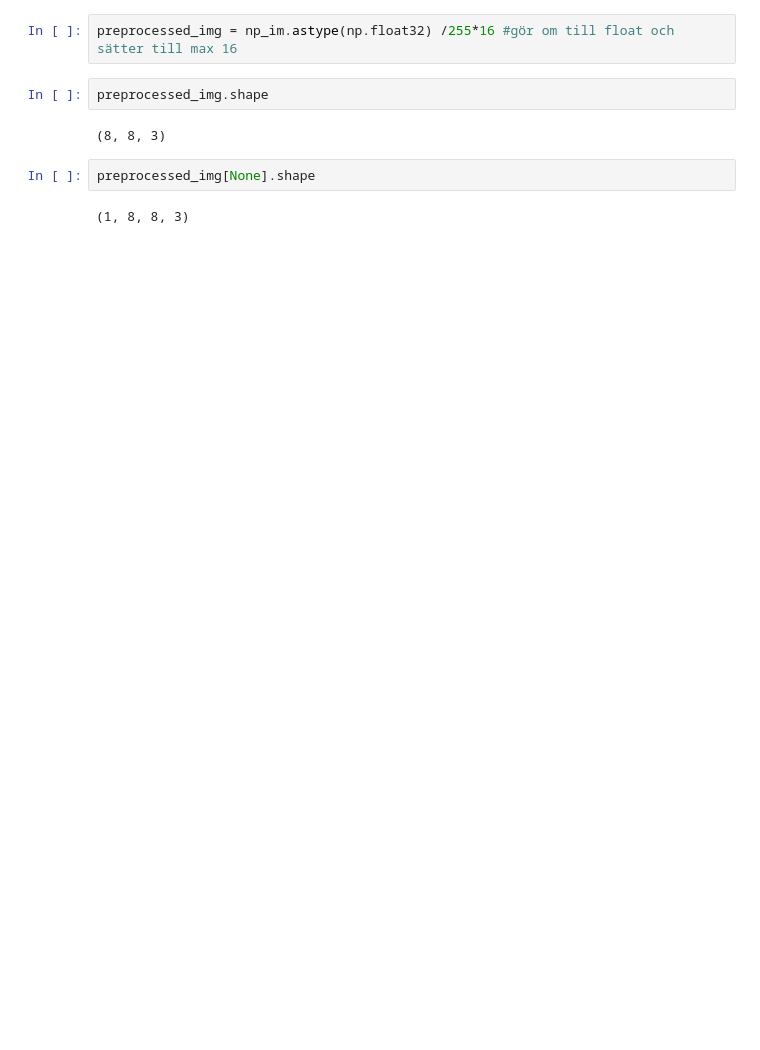
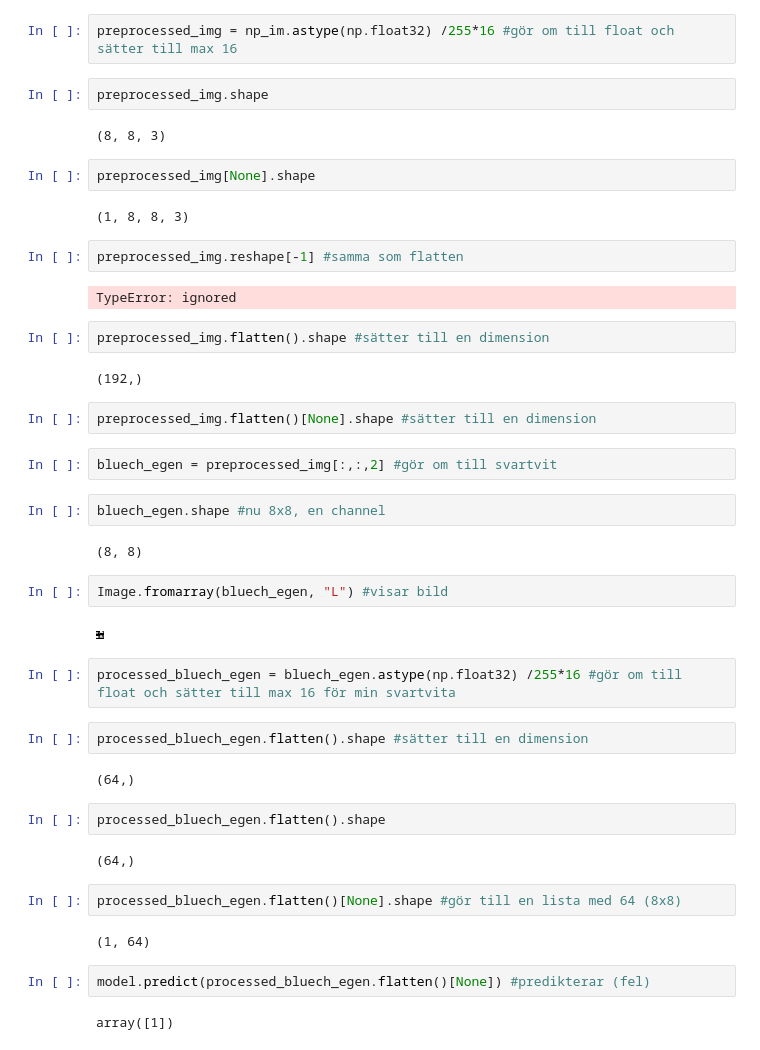
Before and after one commit to TheKeiser/ai-ml-principles-exercises, a Jupyter notebook: ML-training/digit_classification_sklearn.ipynb, the cells around one changed output. Cells and saved outputs as stored; diff of their text form; blank space fills up the shorter version.

```diff
--- a/ML-training/digit_classification_sklearn.ipynb
+++ b/ML-training/digit_classification_sklearn.ipynb
@@ -181,3 +185,41 @@ preprocessed_img.shape
 preprocessed_img[None].shape
 # %% [output]
 (1, 8, 8, 3)
+# %%
+preprocessed_img.reshape[-1] #samma som flatten
+# %% [output]
+TypeError: ignored
+# %%
+preprocessed_img.flatten().shape #sätter till en dimension
+# %% [output]
+(192,)
+# %%
+preprocessed_img.flatten()[None].shape #sätter till en dimension
+# %%
+bluech_egen = preprocessed_img[:,:,2] #gör om till svartvit
+# %%
+bluech_egen.shape #nu 8x8, en channel
+# %% [output]
+(8, 8)
+# %%
+Image.fromarray(bluech_egen, "L") #visar bild
+# %% [output]
+[figure, added]
+# %%
+processed_bluech_egen = bluech_egen.astype(np.float32) /255*16 #gör om till float och sätter till max 16 för min svartvita
+# %%
+processed_bluech_egen.flatten().shape #sätter till en dimension
+# %% [output]
+(64,)
+# %%
+processed_bluech_egen.flatten().shape
+# %% [output]
+(64,)
+# %%
+processed_bluech_egen.flatten()[None].shape #gör till en lista med 64 (8x8)
+# %% [output]
+(1, 64)
+# %%
+model.predict(processed_bluech_egen.flatten()[None]) #predikterar (fel)
+# %% [output]
+array([1])
```
Also changed, not shown: parts of 4 cells of this notebook.
